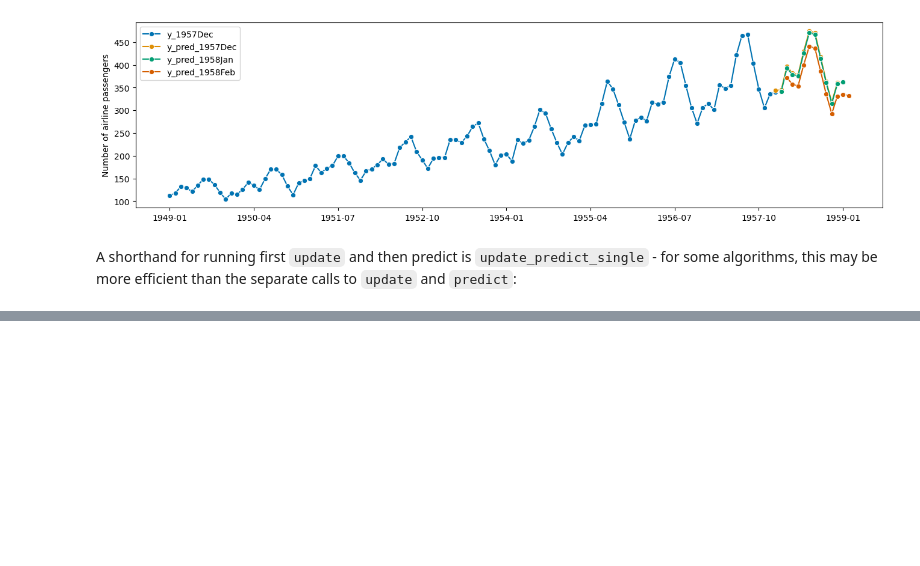
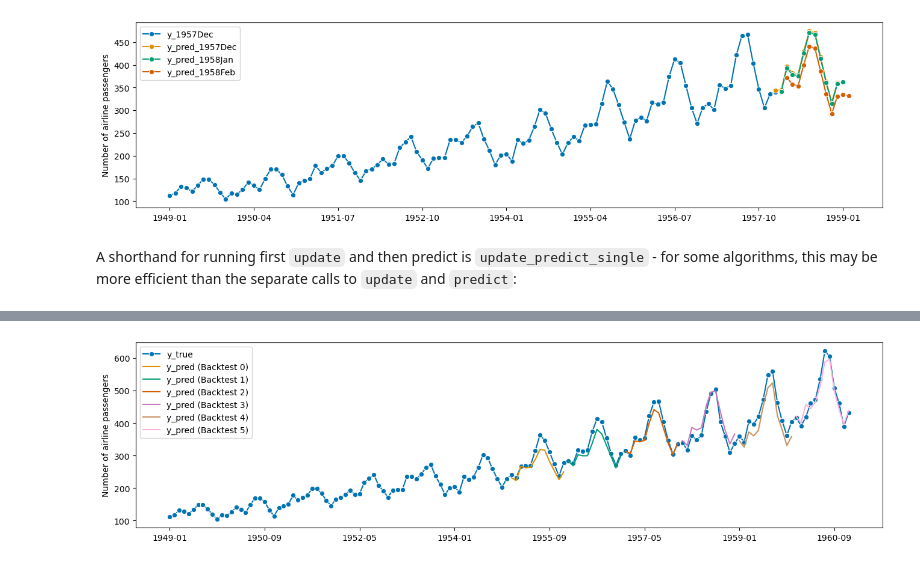
Before and after one commit to watanaberyunosuke/sktime, a Jupyter notebook: forcasting.ipynb, the cells around one changed output, grey strips where cells are left out. Drawn from its saved outputs; the diff is of its cells as text; code cells hidden in the pictures; blank space fills up the shorter version.

```diff
--- a/forcasting.ipynb
+++ b/forcasting.ipynb
@@ -831,0 +776,10 @@ Freq: M, Name: Number of airline passengers, dtype: float64
+# %%
+forecaster = AutoARIMA(sp=12, suppress_warnings=True)
+
+cv = ExpandingWindowSplitter(
+    step_length=12, fh=[1, 2, 3, 4, 5, 6, 7, 8, 9, 10, 11, 12], initial_window=72
+)
+
+df = evaluate(forecaster=forecaster, y=y, cv=cv, strategy="refit", return_data=True)
+
+df.iloc[:, :5]
@@ -831,0 +794,16 @@ Freq: M, Name: Number of airline passengers, dtype: float64
+# %%
+# visualization of a forecaster evaluation
+fig, ax = plot_series(
+    y,
+    df["y_pred"].iloc[0],
+    df["y_pred"].iloc[1],
+    df["y_pred"].iloc[2],
+    df["y_pred"].iloc[3],
+    df["y_pred"].iloc[4],
+    df["y_pred"].iloc[5],
+    markers=["o", "", "", "", "", "", ""],
+    labels=["y_true"] + ["y_pred (Backtest " + str(x) + ")" for x in range(6)],
+)
+ax.legend();
+# %% [output]
+[figure, added]
```
Also changed, not shown: parts of 42 cells of this notebook.
